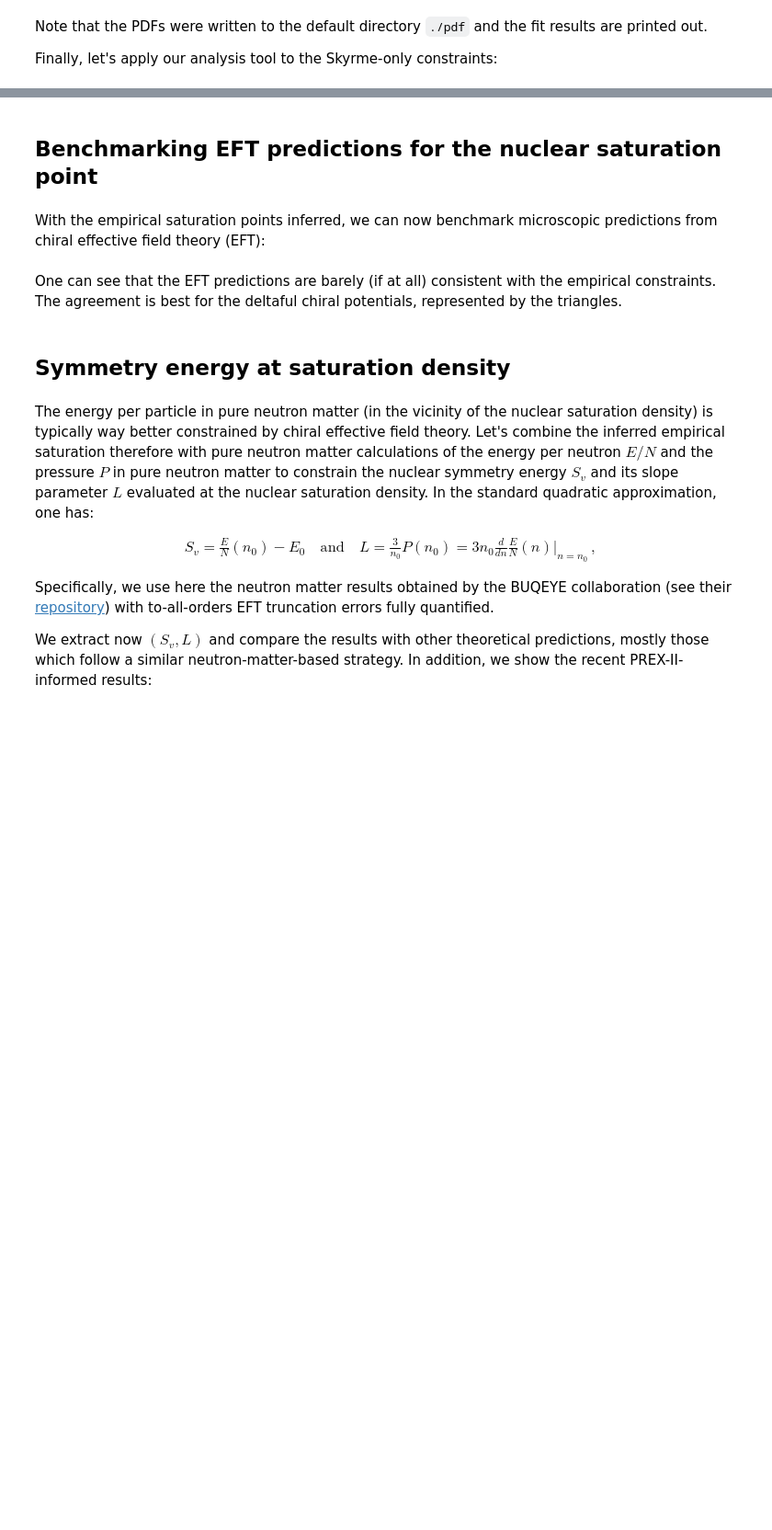
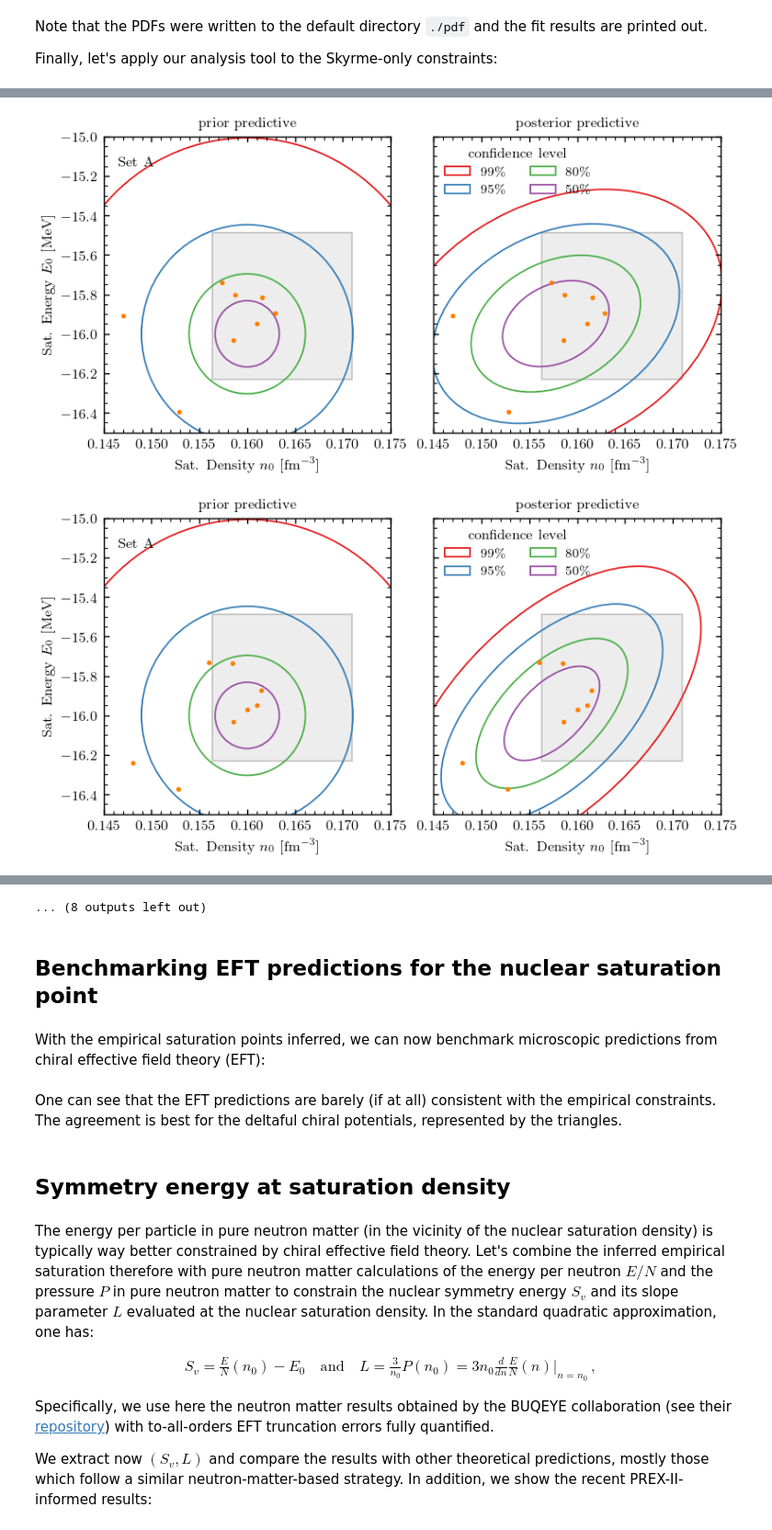
Before and after one commit to cdrischler/nuclear_saturation, a Jupyter notebook: analysis_conjugate_priors.ipynb, the cells around one changed output, grey strips where cells are left out. Shown at 92% size. Saved outputs shown, nothing was run; the diff lists cells and outputs as text; code cells hidden in the pictures; blank space fills up the shorter version.

```diff
--- a/analysis_conjugate_priors.ipynb
+++ b/analysis_conjugate_priors.ipynb
@@ -309,3 +329,12 @@ analysis.mc_run_scenario(scenario=scenario5,
                          num_samples_mu_Sigma=100,
                          req_num_workers=10
                          )
+# %%
+num_real = 1000000
+dframes = []
+for dset in scenario3.datasets:
+    dframes.append(dset.sample(num_points=num_real).reset_index(drop=True))
+    # print(dset.set_specifier)
+# res = pd.concat(dframes).sort_index().reset_index(drop=True)
+res = dict(tuple(pd.concat(dframes).groupby(level=0)))
+res[2]
@@ -311,0 +351,14 @@ analysis.mc_run_scenario(scenario=scenario5,
+# %%
+from modules.StatisticalModel import StatisticalModel
+pdf = matplotlib.backends.backend_pdf.PdfPages("pdf/test.pdf")
+for prior_set in used_prior_sets[:1]:
+    for i in range(20):
+        model = StatisticalModel(data=res[i], prior_params=prior_set)
+        fig, _ = model.plot_predictives(validate=False)
+        # model.print_latex()
+        # print(model.posterior_params)
+        pdf.savefig()
+pdf.close()
+# %% [output]
+[figure, added]
+[figure, added]
@@ -312,3 +375,4 @@ analysis.mc_run_scenario(scenario=scenario5,
+... (8 outputs left out)
 # %% [markdown]
 ## Benchmarking EFT predictions for the nuclear saturation point
 # %% [markdown]
```
Also changed, not shown: parts of 3 cells of this notebook.
